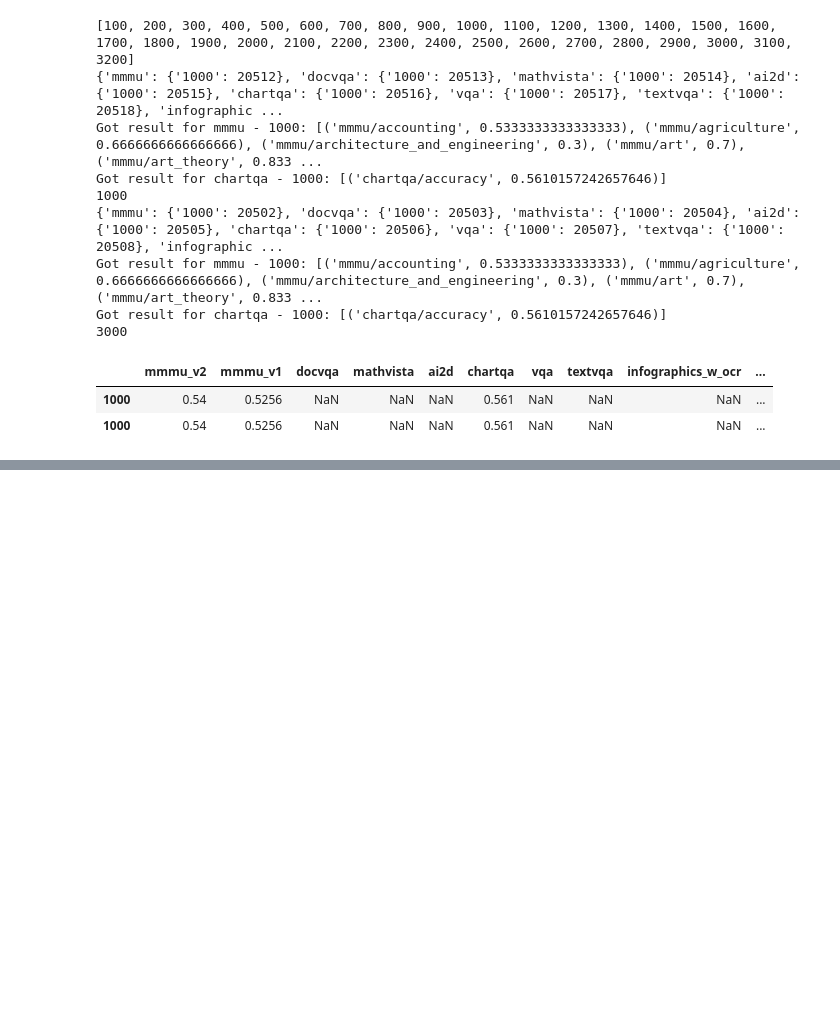
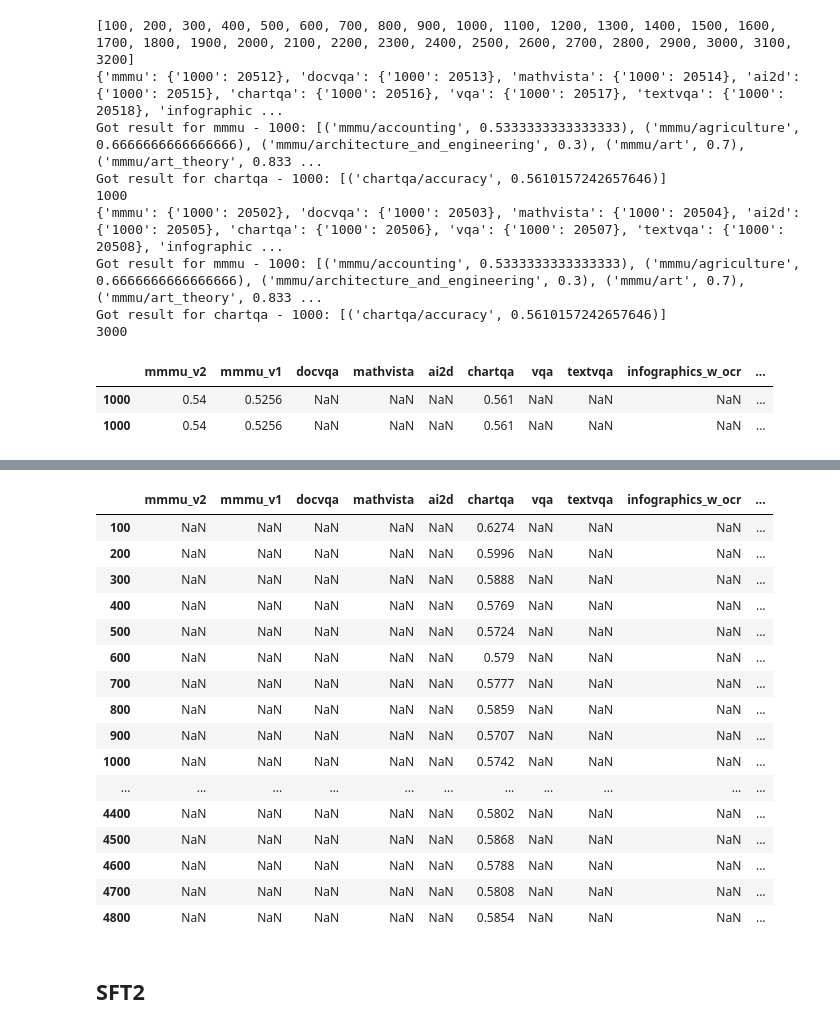
Before and after one commit to harrytranx/experiments, a Jupyter notebook: eval.ipynb, the cells around one changed output, grey strips where cells are left out. Saved outputs shown, nothing was run; the diff lists cells and outputs as text; code cells hidden in the pictures; blank space fills up the shorter version.

```diff
--- a/eval.ipynb
+++ b/eval.ipynb
@@ -814,0 +990,22 @@ Got result for chartqa - 1000: [('chartqa/accuracy', 0.5610157242657646)]
+# %%
+eval_helper.get_eval_scores_all(OUTPUT_SFT4)
+# %% [output]
+|  | mmmu_v2 | mmmu_v1 | docvqa | mathvista | ai2d | chartqa | vqa | textvqa | infographics_w_ocr | ... |
+| 100 | NaN | NaN | NaN | NaN | NaN | 0.6274 | NaN | NaN | NaN | ... |
+| 200 | NaN | NaN | NaN | NaN | NaN | 0.5996 | NaN | NaN | NaN | ... |
+| 300 | NaN | NaN | NaN | NaN | NaN | 0.5888 | NaN | NaN | NaN | ... |
+| 400 | NaN | NaN | NaN | NaN | NaN | 0.5769 | NaN | NaN | NaN | ... |
+| 500 | NaN | NaN | NaN | NaN | NaN | 0.5724 | NaN | NaN | NaN | ... |
+| 600 | NaN | NaN | NaN | NaN | NaN | 0.579 | NaN | NaN | NaN | ... |
+| 700 | NaN | NaN | NaN | NaN | NaN | 0.5777 | NaN | NaN | NaN | ... |
+| 800 | NaN | NaN | NaN | NaN | NaN | 0.5859 | NaN | NaN | NaN | ... |
+| 900 | NaN | NaN | NaN | NaN | NaN | 0.5707 | NaN | NaN | NaN | ... |
+| 1000 | NaN | NaN | NaN | NaN | NaN | 0.5742 | NaN | NaN | NaN | ... |
+| ... | ... | ... | ... | ... | ... | ... | ... | ... | ... | ... |
+| 4400 | NaN | NaN | NaN | NaN | NaN | 0.5802 | NaN | NaN | NaN | ... |
+| 4500 | NaN | NaN | NaN | NaN | NaN | 0.5868 | NaN | NaN | NaN | ... |
+| 4600 | NaN | NaN | NaN | NaN | NaN | 0.5788 | NaN | NaN | NaN | ... |
+| 4700 | NaN | NaN | NaN | NaN | NaN | 0.5808 | NaN | NaN | NaN | ... |
+| 4800 | NaN | NaN | NaN | NaN | NaN | 0.5854 | NaN | NaN | NaN | ... |
+# %% [markdown]
+## SFT2
```
Also changed, not shown: parts of 18 cells of this notebook, 2 other files.
